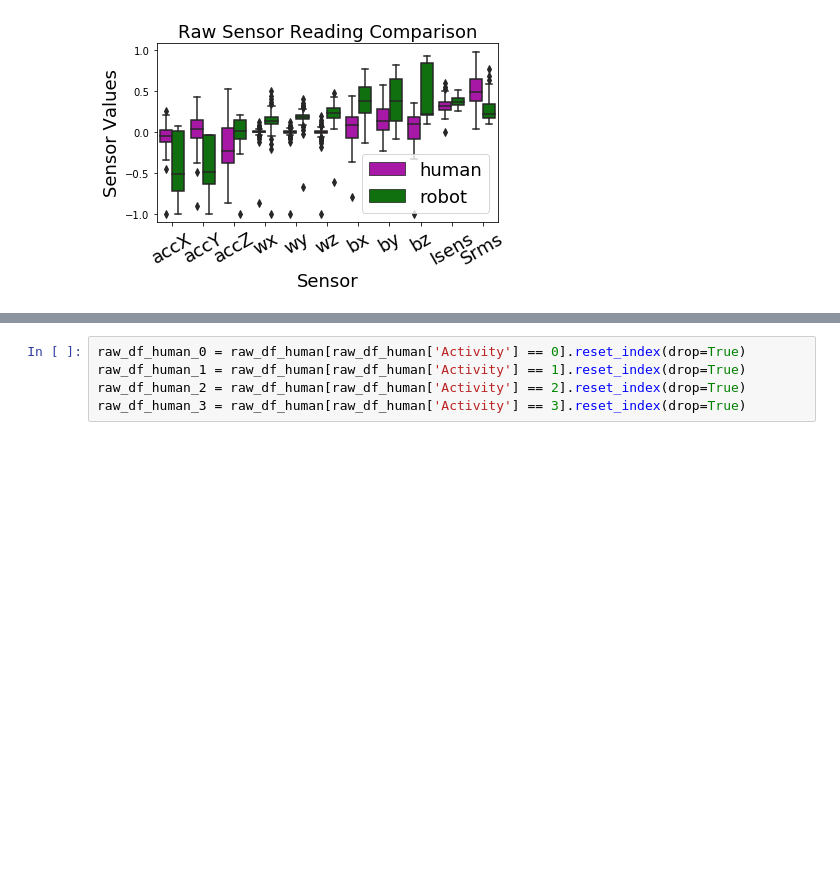
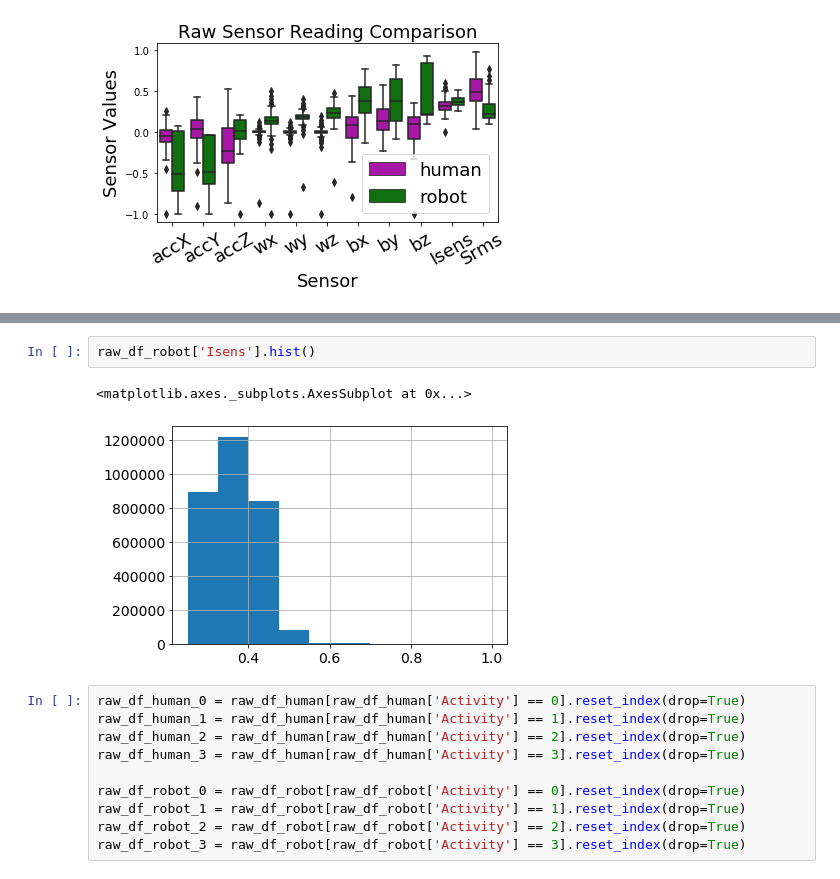
Before and after one commit to ss26/Smart-Tools, a Jupyter notebook: notebooks/plots.ipynb, the cells around one changed output, grey strips where cells are left out. Drawn from its saved outputs; the diff is of its cells as text; blank space fills up the shorter version.

```diff
--- a/notebooks/plots.ipynb
+++ b/notebooks/plots.ipynb
@@ -503,5 +504,15 @@ raw_df_human
+# %%
+raw_df_robot['Isens'].hist()
+# %% [output]
+<matplotlib.axes._subplots.AxesSubplot at 0x...>
+[figure, added]
 # %%
 raw_df_human_0 = raw_df_human[raw_df_human['Activity'] == 0].reset_index(drop=True)
 raw_df_human_1 = raw_df_human[raw_df_human['Activity'] == 1].reset_index(drop=True)
 raw_df_human_2 = raw_df_human[raw_df_human['Activity'] == 2].reset_index(drop=True)
 raw_df_human_3 = raw_df_human[raw_df_human['Activity'] == 3].reset_index(drop=True)
+
+raw_df_robot_0 = raw_df_robot[raw_df_robot['Activity'] == 0].reset_index(drop=True)
+raw_df_robot_1 = raw_df_robot[raw_df_robot['Activity'] == 1].reset_index(drop=True)
+raw_df_robot_2 = raw_df_robot[raw_df_robot['Activity'] == 2].reset_index(drop=True)
+raw_df_robot_3 = raw_df_robot[raw_df_robot['Activity'] == 3].reset_index(drop=True)
```
Also changed, not shown: parts of 13 cells of this notebook, 1 other file.
